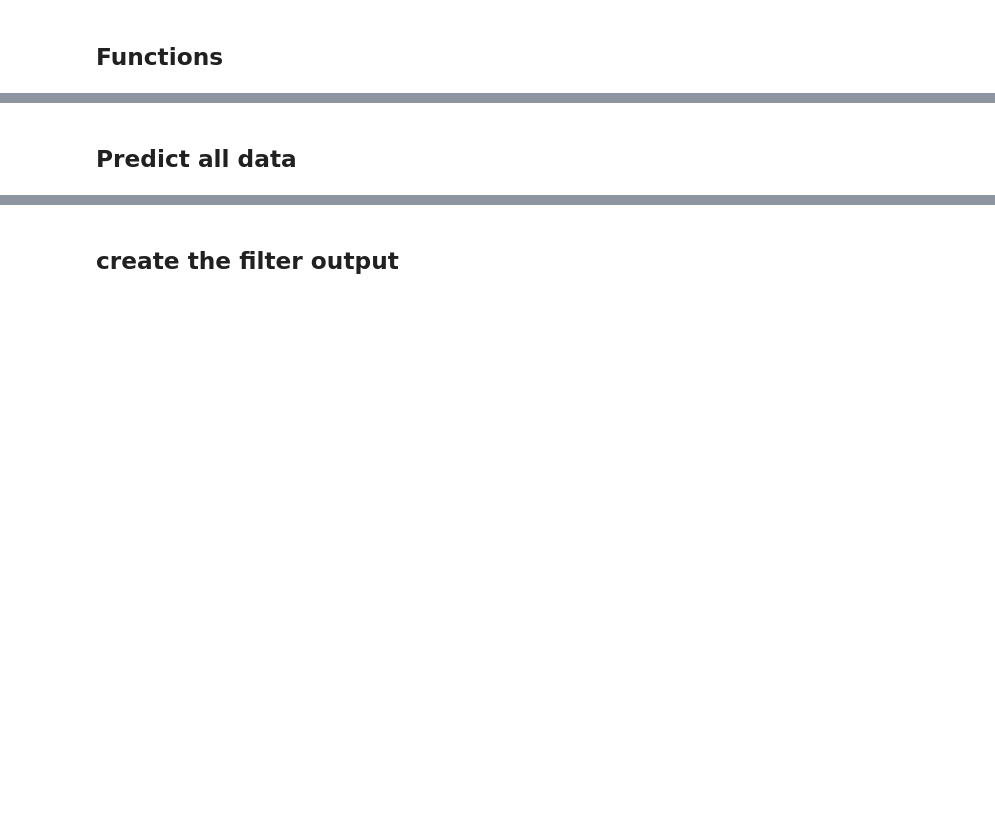
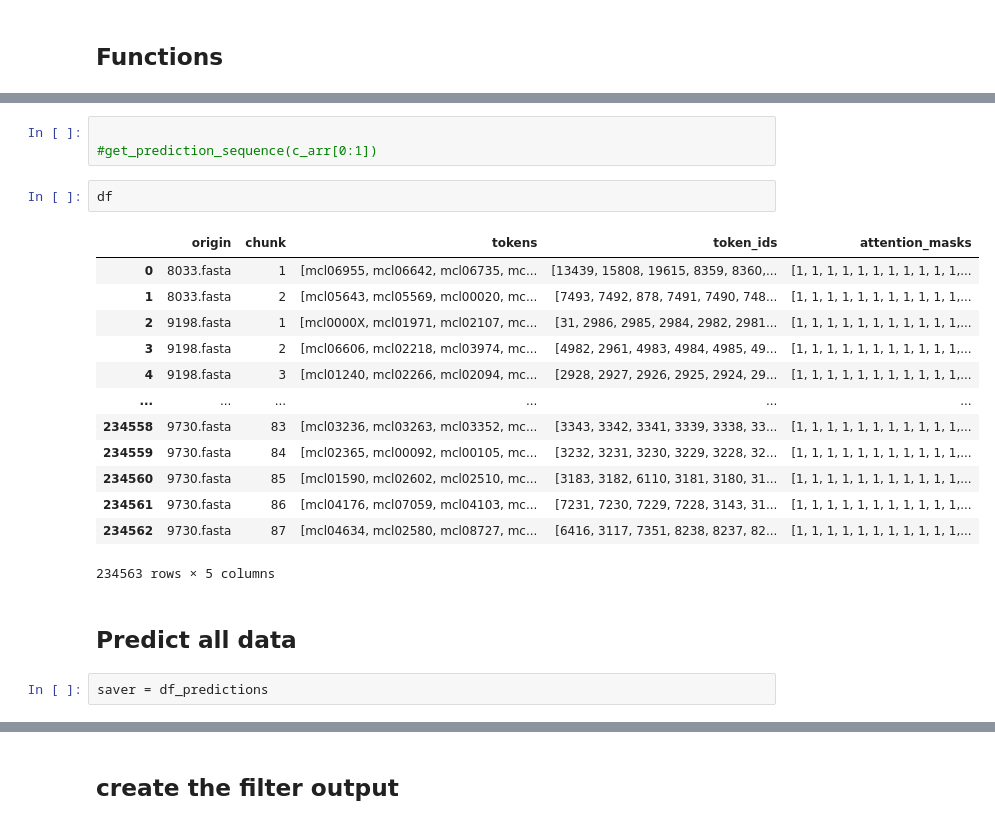
Before and after one commit to DMH-biodatasci/Transformers-towards-detection-of-Transposons, a Jupyter notebook: code/NER_predictions_from_files_V2.ipynb, the cells around one changed output, grey strips where cells are left out. Drawn from its saved outputs; the diff is of its cells as text; blank space fills up the shorter version.

```diff
--- a/code/NER_predictions_from_files_V1.ipynb
+++ b/code/NER_predictions_from_files_V2.ipynb
@@ -210,2 +287,23 @@ def get_prediction_sequence(input_sequence_chunks):
+# %%
+
+#get_prediction_sequence(c_arr[0:1])
+# %%
+df
+# %% [output]
+|  | origin | chunk | tokens | token_ids | attention_masks |
+| 0 | 8033.fasta | 1 | [mcl06955, mcl06642, mcl06735, mc... | [13439, 15808, 19615, 8359, 8360,... | [1, 1, 1, 1, 1, 1, 1, 1, 1, 1, 1,... |
+| 1 | 8033.fasta | 2 | [mcl05643, mcl05569, mcl00020, mc... | [7493, 7492, 878, 7491, 7490, 748... | [1, 1, 1, 1, 1, 1, 1, 1, 1, 1, 1,... |
+| 2 | 9198.fasta | 1 | [mcl0000X, mcl01971, mcl02107, mc... | [31, 2986, 2985, 2984, 2982, 2981... | [1, 1, 1, 1, 1, 1, 1, 1, 1, 1, 1,... |
+| 3 | 9198.fasta | 2 | [mcl06606, mcl02218, mcl03974, mc... | [4982, 2961, 4983, 4984, 4985, 49... | [1, 1, 1, 1, 1, 1, 1, 1, 1, 1, 1,... |
+| 4 | 9198.fasta | 3 | [mcl01240, mcl02266, mcl02094, mc... | [2928, 2927, 2926, 2925, 2924, 29... | [1, 1, 1, 1, 1, 1, 1, 1, 1, 1, 1,... |
+| ... | ... | ... | ... | ... | ... |
+| 234558 | 9730.fasta | 83 | [mcl03236, mcl03263, mcl03352, mc... | [3343, 3342, 3341, 3339, 3338, 33... | [1, 1, 1, 1, 1, 1, 1, 1, 1, 1, 1,... |
+| 234559 | 9730.fasta | 84 | [mcl02365, mcl00092, mcl00105, mc... | [3232, 3231, 3230, 3229, 3228, 32... | [1, 1, 1, 1, 1, 1, 1, 1, 1, 1, 1,... |
+| 234560 | 9730.fasta | 85 | [mcl01590, mcl02602, mcl02510, mc... | [3183, 3182, 6110, 3181, 3180, 31... | [1, 1, 1, 1, 1, 1, 1, 1, 1, 1, 1,... |
+| 234561 | 9730.fasta | 86 | [mcl04176, mcl07059, mcl04103, mc... | [7231, 7230, 7229, 7228, 3143, 31... | [1, 1, 1, 1, 1, 1, 1, 1, 1, 1, 1,... |
+| 234562 | 9730.fasta | 87 | [mcl04634, mcl02580, mcl08727, mc... | [6416, 3117, 7351, 8238, 8237, 82... | [1, 1, 1, 1, 1, 1, 1, 1, 1, 1, 1,... |
+234563 rows × 5 columns
 # %% [markdown]
 ## Predict all data
+# %%
+saver = df_predictions
```
Also changed, not shown: parts of 24 cells of this notebook, 12 other files.
